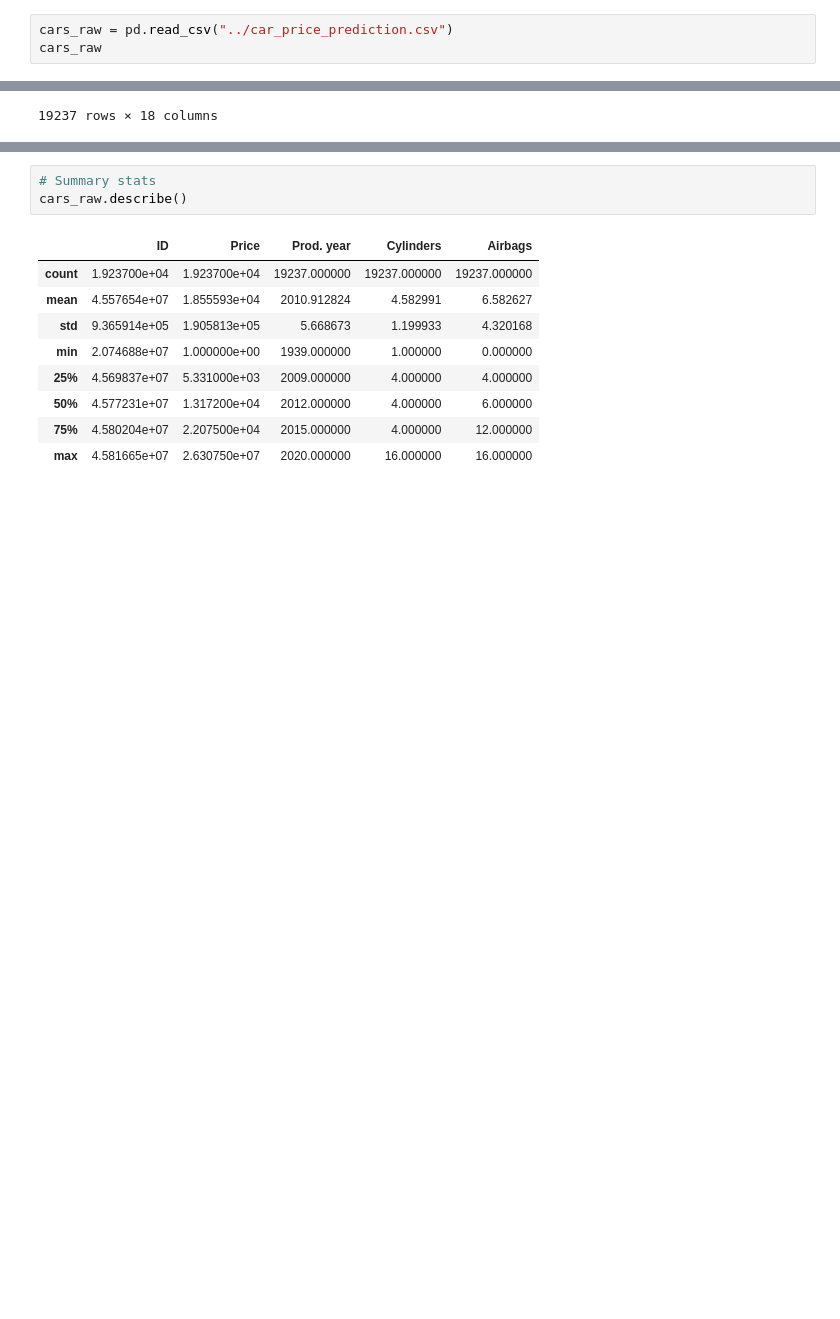
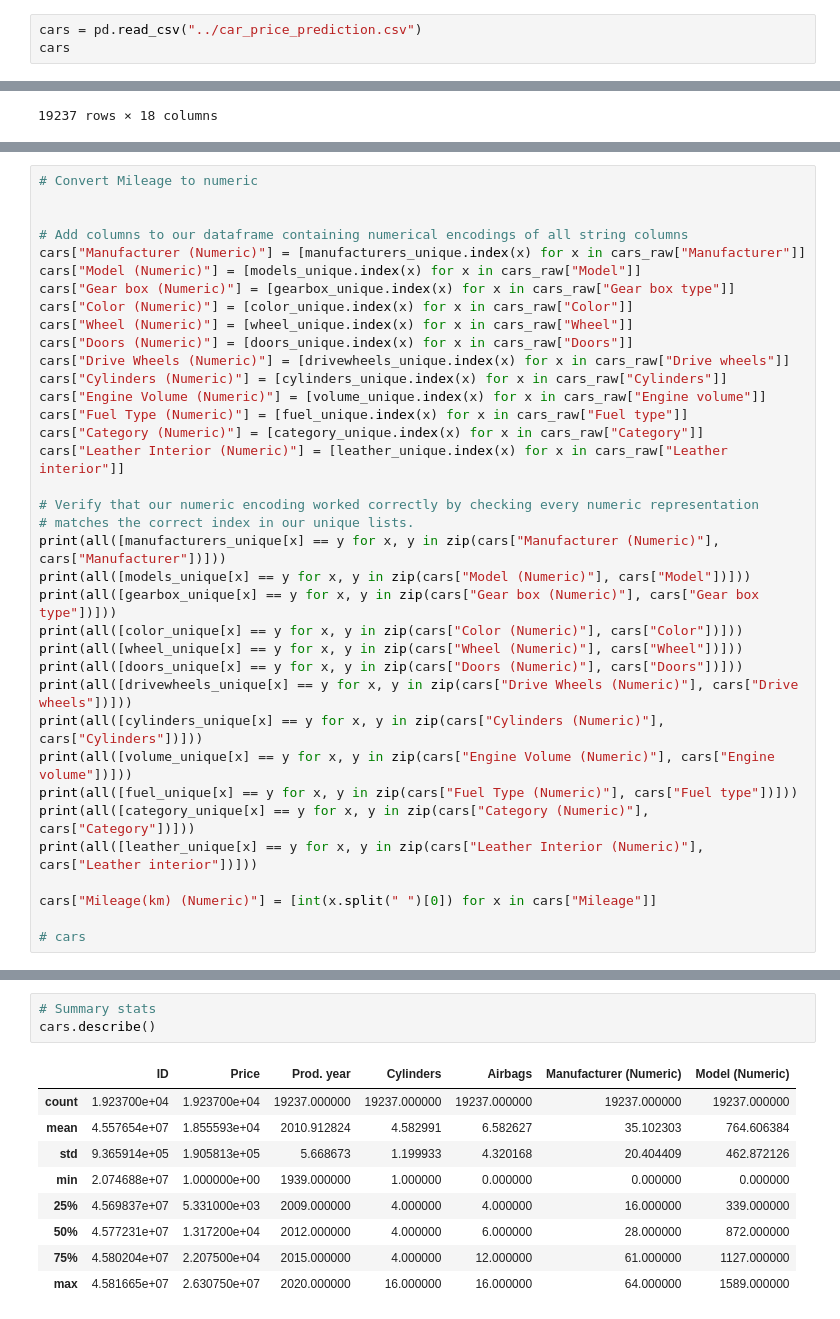
Before and after one commit to SchipDev/AAI-500_Final_Project, a Jupyter notebook: Car_Dataset_Analysis.ipynb, the cells around one changed output, grey strips where cells are left out. Drawn from its saved outputs; the diff is of its cells as text; blank space fills up the shorter version.

Commit message:
Numeric conversion code
Added code to create numeric encodings for string columns.

```diff
--- a/Car_Dataset_Analysis.ipynb
+++ b/Car_Dataset_Analysis.ipynb
@@ -5,6 +8,6 @@ import pandas as pd
 # %%
-cars_raw = pd.read_csv("../car_price_prediction.csv")
-cars_raw
+cars = pd.read_csv("../car_price_prediction.csv")
+cars
 # %% [output]
 |  | ID | Price | Levy | Manufacturer | Model | Prod. year | Category | Leather interior | Fuel type | ... |
 | 0 | 45654403 | 13328 | 1399 | LEXUS | RX 450 | 2010 | Jeep | Yes | Hybrid | ... |
@@ -31,0 +60,36 @@ len(set(cars_raw["Model"]))
+# %%
+# Convert Mileage to numeric
+
+
+# Add columns to our dataframe containing numerical encodings of all string columns
+cars["Manufacturer (Numeric)"] = [manufacturers_unique.index(x) for x in cars_raw["Manufacturer"]]
+cars["Model (Numeric)"] = [models_unique.index(x) for x in cars_raw["Model"]]
+cars["Gear box (Numeric)"] = [gearbox_unique.index(x) for x in cars_raw["Gear box type"]]
+cars["Color (Numeric)"] = [color_unique.index(x) for x in cars_raw["Color"]]
+cars["Wheel (Numeric)"] = [wheel_unique.index(x) for x in cars_raw["Wheel"]]
+cars["Doors (Numeric)"] = [doors_unique.index(x) for x in cars_raw["Doors"]]
+cars["Drive Wheels (Numeric)"] = [drivewheels_unique.index(x) for x in cars_raw["Drive wheels"]]
+cars["Cylinders (Numeric)"] = [cylinders_unique.index(x) for x in cars_raw["Cylinders"]]
+cars["Engine Volume (Numeric)"] = [volume_unique.index(x) for x in cars_raw["Engine volume"]]
+cars["Fuel Type (Numeric)"] = [fuel_unique.index(x) for x in cars_raw["Fuel type"]]
+cars["Category (Numeric)"] = [category_unique.index(x) for x in cars_raw["Category"]]
+cars["Leather Interior (Numeric)"] = [leather_unique.index(x) for x in cars_raw["Leather interior"]]
+
+# Verify that our numeric encoding worked correctly by checking every numeric representation
+# matches the correct index in our unique lists.
+print(all([manufacturers_unique[x] == y for x, y in zip(cars["Manufacturer (Numeric)"], cars["Manufacturer"])]))
+print(all([models_unique[x] == y for x, y in zip(cars["Model (Numeric)"], cars["Model"])]))
+print(all([gearbox_unique[x] == y for x, y in zip(cars["Gear box (Numeric)"], cars["Gear box type"])]))
+print(all([color_unique[x] == y for x, y in zip(cars["Color (Numeric)"], cars["Color"])]))
+print(all([wheel_unique[x] == y for x, y in zip(cars["Wheel (Numeric)"], cars["Wheel"])]))
+print(all([doors_unique[x] == y for x, y in zip(cars["Doors (Numeric)"], cars["Doors"])]))
+print(all([drivewheels_unique[x] == y for x, y in zip(cars["Drive Wheels (Numeric)"], cars["Drive wheels"])]))
+print(all([cylinders_unique[x] == y for x, y in zip(cars["Cylinders (Numeric)"], cars["Cylinders"])]))
+print(all([volume_unique[x] == y for x, y in zip(cars["Engine Volume (Numeric)"], cars["Engine volume"])]))
+print(all([fuel_unique[x] == y for x, y in zip(cars["Fuel Type (Numeric)"], cars["Fuel type"])]))
+print(all([category_unique[x] == y for x, y in zip(cars["Category (Numeric)"], cars["Category"])]))
+print(all([leather_unique[x] == y for x, y in zip(cars["Leather Interior (Numeric)"], cars["Leather interior"])]))
+
+cars["Mileage(km) (Numeric)"] = [int(x.split(" ")[0]) for x in cars["Mileage"]]
+
+# cars
@@ -32,13 +127,13 @@ len(set(cars_raw["Model"]))
 # %%
 # Summary stats
-cars_raw.describe()
+cars.describe()
 # %% [output]
-|  | ID | Price | Prod. year | Cylinders | Airbags |
-| count | 1.923700e+04 | 1.923700e+04 | 19237.000000 | 19237.000000 | 19237.000000 |
-| mean | 4.557654e+07 | 1.855593e+04 | 2010.912824 | 4.582991 | 6.582627 |
-| std | 9.365914e+05 | 1.905813e+05 | 5.668673 | 1.199933 | 4.320168 |
-| min | 2.074688e+07 | 1.000000e+00 | 1939.000000 | 1.000000 | 0.000000 |
-| 25% | 4.569837e+07 | 5.331000e+03 | 2009.000000 | 4.000000 | 4.000000 |
-| 50% | 4.577231e+07 | 1.317200e+04 | 2012.000000 | 4.000000 | 6.000000 |
-| 75% | 4.580204e+07 | 2.207500e+04 | 2015.000000 | 4.000000 | 12.000000 |
-| max | 4.581665e+07 | 2.630750e+07 | 2020.000000 | 16.000000 | 16.000000 |
+|  | ID | Price | Prod. year | Cylinders | Airbags | Manufacturer (Numeric) | Model (Numeric) |
+| count | 1.923700e+04 | 1.923700e+04 | 19237.000000 | 19237.000000 | 19237.000000 | 19237.000000 | 19237.000000 |
+| mean | 4.557654e+07 | 1.855593e+04 | 2010.912824 | 4.582991 | 6.582627 | 35.102303 | 764.606384 |
+| std | 9.365914e+05 | 1.905813e+05 | 5.668673 | 1.199933 | 4.320168 | 20.404409 | 462.872126 |
+| min | 2.074688e+07 | 1.000000e+00 | 1939.000000 | 1.000000 | 0.000000 | 0.000000 | 0.000000 |
+| 25% | 4.569837e+07 | 5.331000e+03 | 2009.000000 | 4.000000 | 4.000000 | 16.000000 | 339.000000 |
+| 50% | 4.577231e+07 | 1.317200e+04 | 2012.000000 | 4.000000 | 6.000000 | 28.000000 | 872.000000 |
+| 75% | 4.580204e+07 | 2.207500e+04 | 2015.000000 | 4.000000 | 12.000000 | 61.000000 | 1127.000000 |
+| max | 4.581665e+07 | 2.630750e+07 | 2020.000000 | 16.000000 | 16.000000 | 64.000000 | 1589.000000 |
```
Also changed, not shown: parts of 15 cells of this notebook.
